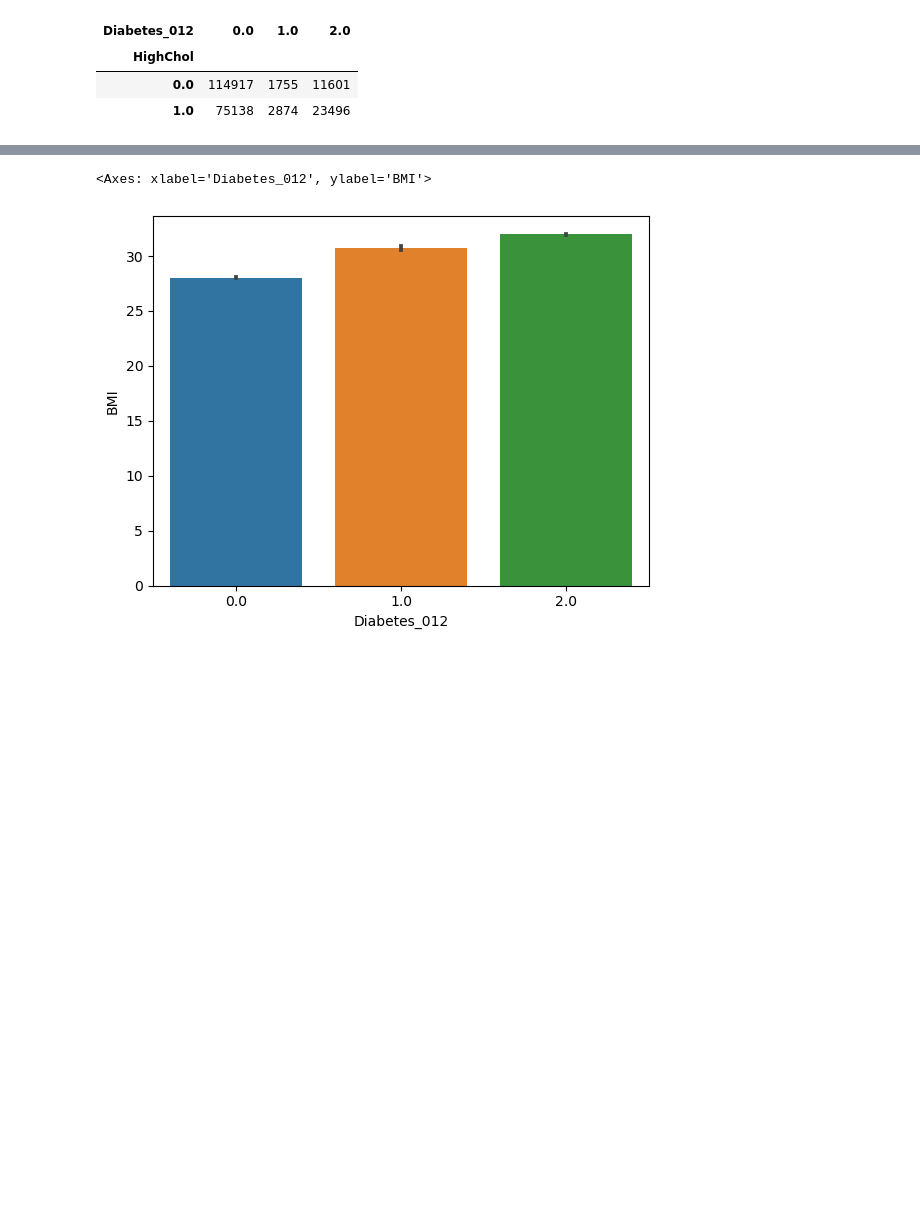
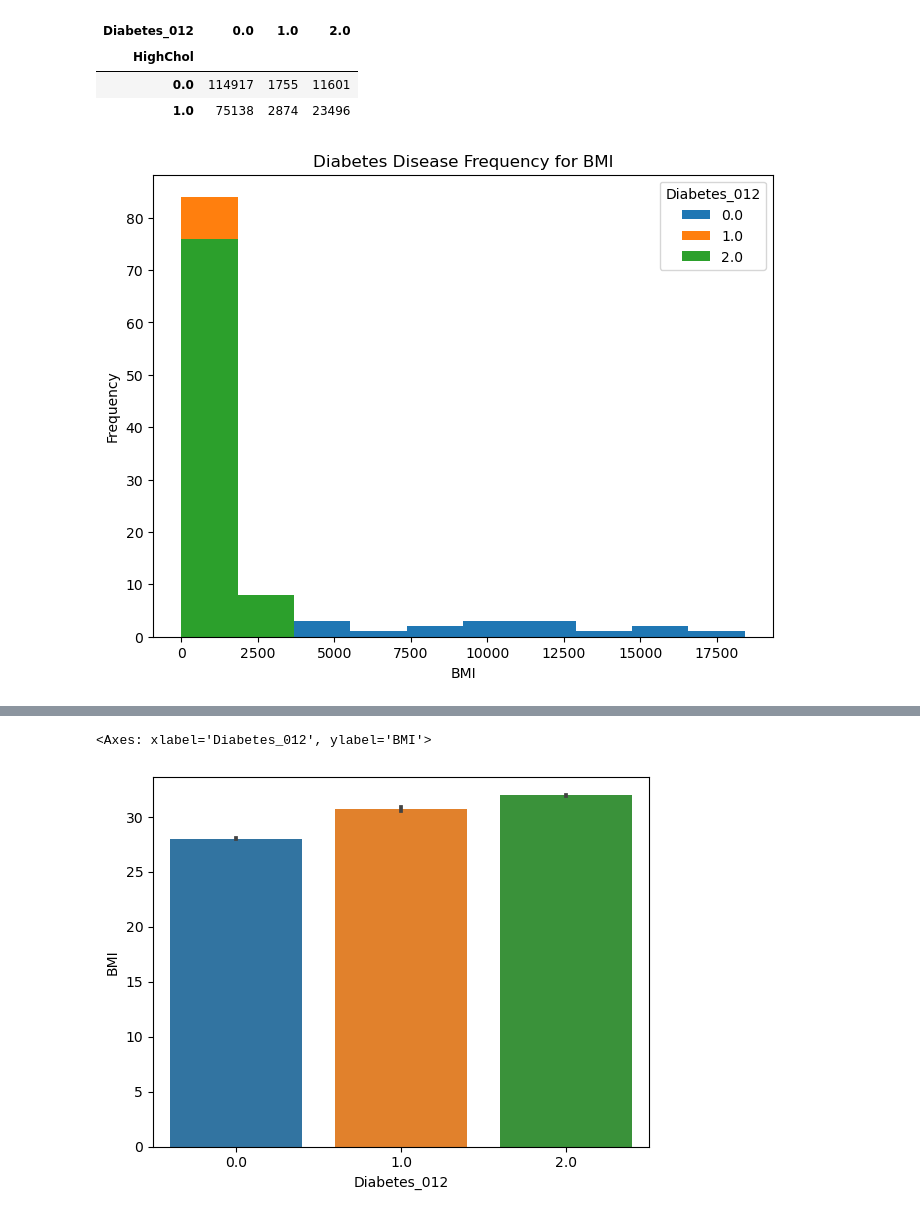
Before and after one commit to King-georges/Diabetes-Prediction-Project, a Jupyter notebook: Project_notebook.ipynb, the cells around one changed output, grey strips where cells are left out. Saved outputs shown, nothing was run; the diff lists cells and outputs as text; code cells hidden in the pictures; blank space fills up the shorter version.

```diff
--- a/Project_notebook.ipynb
+++ b/Project_notebook.ipynb
@@ -369,3 +374,12 @@ pd.crosstab(df1.HighChol ,df1.Diabetes_012)
 | HighChol |  |  |  |
 | 0.0 | 114917 | 1755 | 11601 |
 | 1.0 | 75138 | 2874 | 23496 |
+# %%
+pd.crosstab(df1.BMI,df1.Diabetes_012).plot(kind="hist",figsize=(8,6))
+
+plt.title('Diabetes Disease Frequency for BMI')
+plt.xlabel("BMI")
+plt.ylabel('Frequency')
+plt.show()
+# %% [output]
+[figure, added]
```
Also changed, not shown: parts of 23 cells of this notebook, 5 other files.
